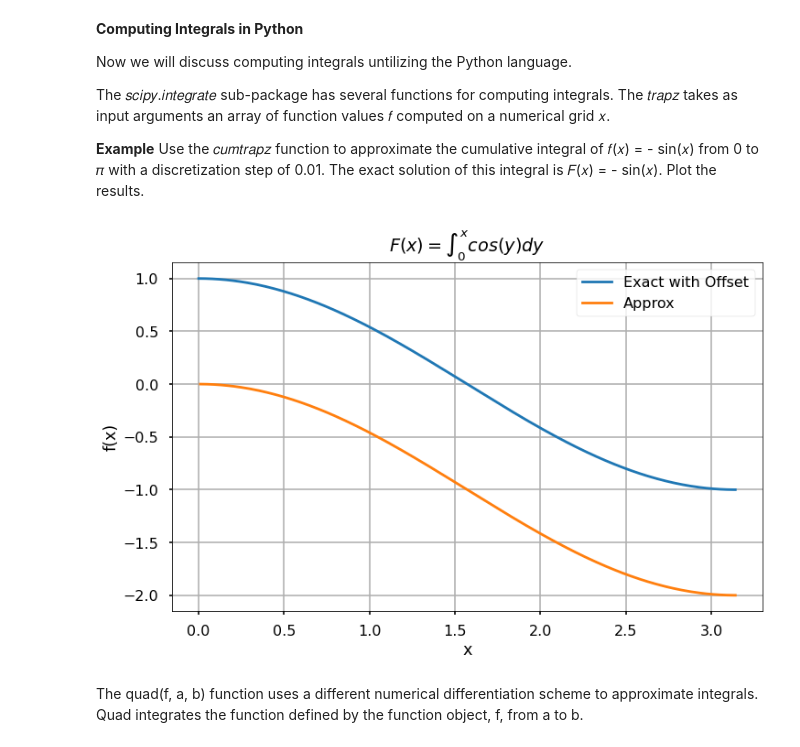
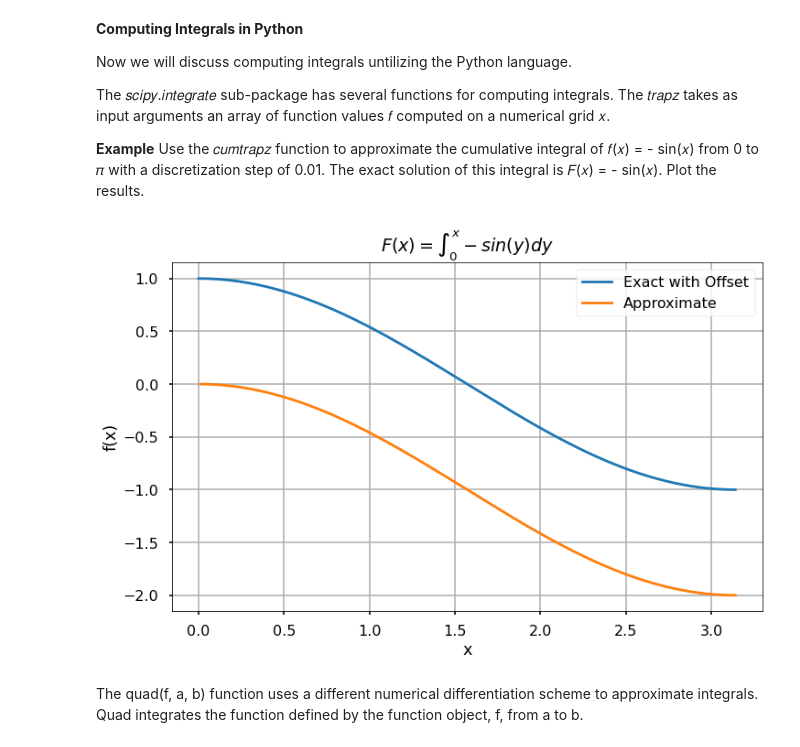
Before and after one commit to SamariaSpringfield/MAT421_, a Jupyter notebook: ModuleG.ipynb, the cells around one changed output. Drawn from its saved outputs; the diff is of its cells as text; code cells hidden in the pictures.

```diff
--- a/ModuleG.ipynb
+++ b/ModuleG.ipynb
@@ -41,27 +41,27 @@ Now we will discuss computing integrals untilizing the Python language.
 **Example**  Use the 𝑐𝑢𝑚𝑡𝑟𝑎𝑝𝑧 function to approximate the cumulative integral of 𝑓(𝑥) = - sin(𝑥) from 0 to 𝜋 with a discretization step of 0.01. The exact solution of this integral is 𝐹(𝑥) = - sin(𝑥). Plot the results.
 # %%
 from scipy.integrate import cumtrapz
+import numpy as np
 import matplotlib.pyplot as plt
 
 %matplotlib inline
-plt.style.use('seaborn-poster')
 
 x = np.arange(0, np.pi, 0.01)
-F_exact = np.cos(x)
-F_approx = cumtrapz(- np.sin(x), x)
+F_exact =  np.cos(x)
+F_approx = cumtrapz( - np.sin(x), x)
 
 plt.figure(figsize = (10,6))
 plt.plot(x, F_exact)
 plt.plot(x[1::], F_approx)
 plt.grid()
 plt.tight_layout()
-plt.title('$F(x) = \int_0^{x} cos(y) dy$')
+plt.title('$F(x) = \int_0^{x} - sin(y) dy$')
 plt.xlabel('x')
 plt.ylabel('f(x)')
-plt.legend(['Exact with Offset', 'Approx'])
+plt.legend(['Exact with Offset', 'Approximate'])
 plt.show()
 # %% [output]
-[figure, old version]
+[figure, new version]
 # %% [markdown]
 The quad(f, a, b) function uses a different numerical differentiation scheme to approximate integrals. Quad integrates the function defined by the function object, f, from a to b.
 # %%
```
